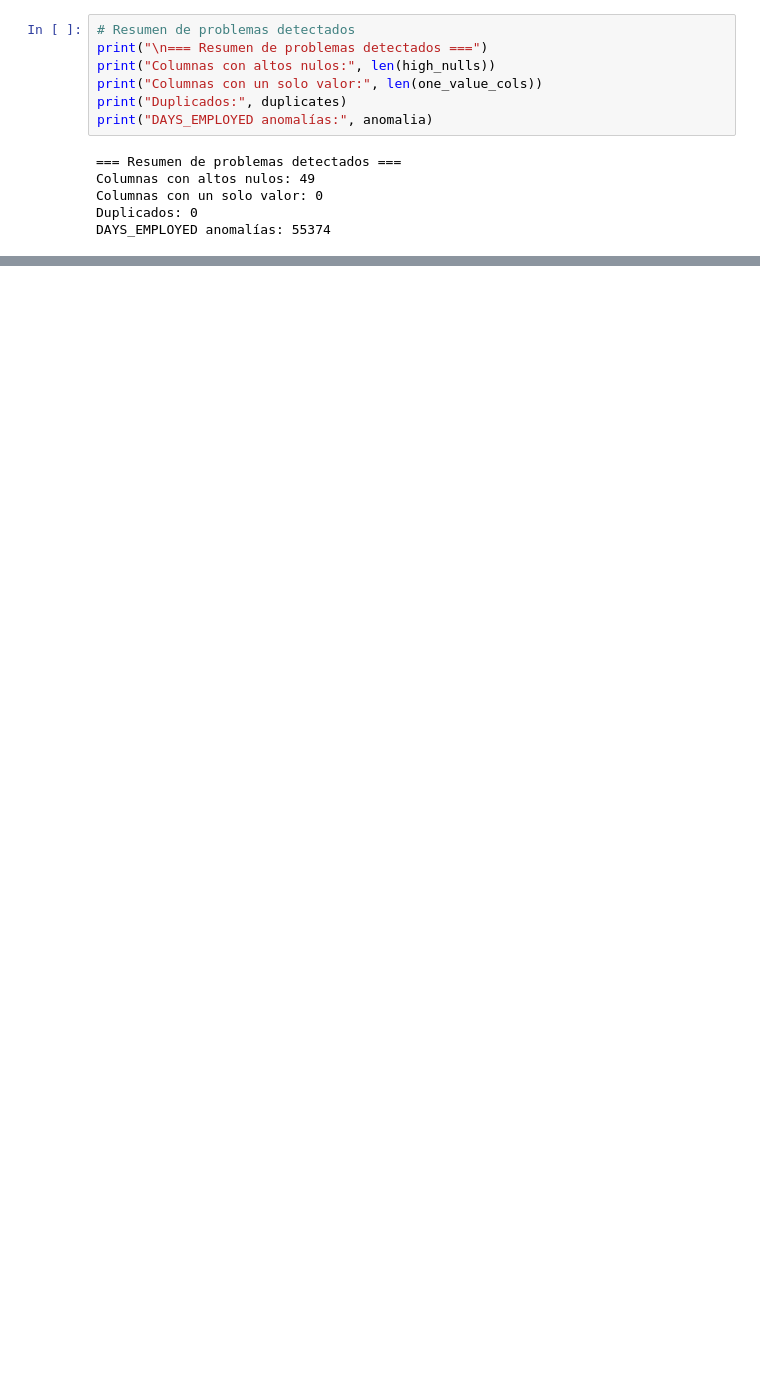
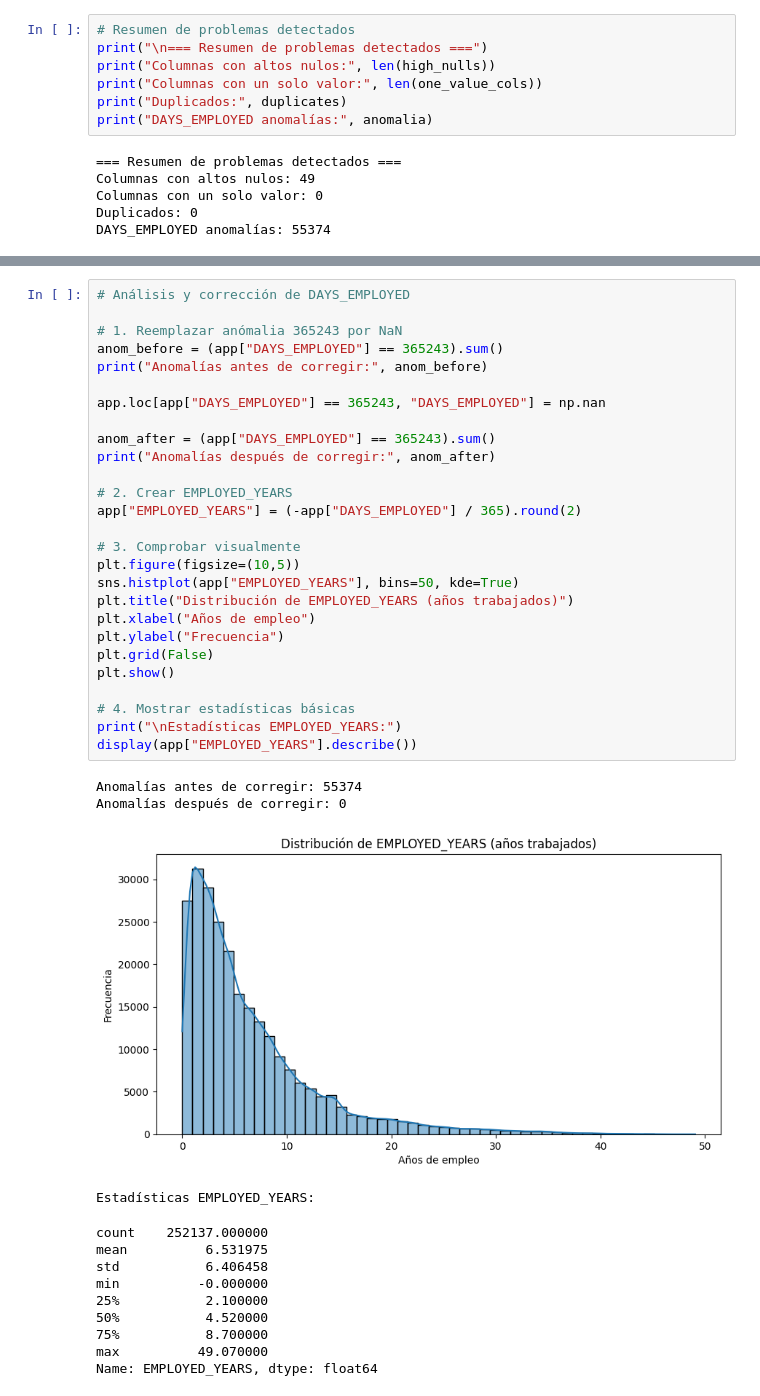
Before and after one commit to ezequielesq/Prueba-N3-Machine-Learning, a Jupyter notebook: Prueba_N°3.ipynb, the cells around one changed output, grey strips where cells are left out. Drawn from its saved outputs; the diff is of its cells as text; blank space fills up the shorter version.

```diff
--- a/Prueba_N°3.ipynb
+++ b/Prueba_N°3.ipynb
@@ -372,0 +679,41 @@ DAYS_EMPLOYED anomalías: 55374
+# %%
+# Análisis y corrección de DAYS_EMPLOYED
+
+# 1. Reemplazar anómalia 365243 por NaN
+anom_before = (app["DAYS_EMPLOYED"] == 365243).sum()
+print("Anomalías antes de corregir:", anom_before)
+
+app.loc[app["DAYS_EMPLOYED"] == 365243, "DAYS_EMPLOYED"] = np.nan
+
+anom_after = (app["DAYS_EMPLOYED"] == 365243).sum()
+print("Anomalías después de corregir:", anom_after)
+
+# 2. Crear EMPLOYED_YEARS
+app["EMPLOYED_YEARS"] = (-app["DAYS_EMPLOYED"] / 365).round(2)
+
+# 3. Comprobar visualmente
+plt.figure(figsize=(10,5))
+sns.histplot(app["EMPLOYED_YEARS"], bins=50, kde=True)
+plt.title("Distribución de EMPLOYED_YEARS (años trabajados)")
+plt.xlabel("Años de empleo")
+plt.ylabel("Frecuencia")
+plt.grid(False)
+plt.show()
+
+# 4. Mostrar estadísticas básicas
+print("\nEstadísticas EMPLOYED_YEARS:")
+display(app["EMPLOYED_YEARS"].describe())
+# %% [output]
+Anomalías antes de corregir: 55374
+Anomalías después de corregir: 0
+[figure, added]
+Estadísticas EMPLOYED_YEARS:
+count    252137.000000
+mean          6.531975
+std           6.406458
+min          -0.000000
+25%           2.100000
+50%           4.520000
+75%           8.700000
+max          49.070000
+Name: EMPLOYED_YEARS, dtype: float64
```
Also changed, not shown: parts of 15 cells of this notebook.
